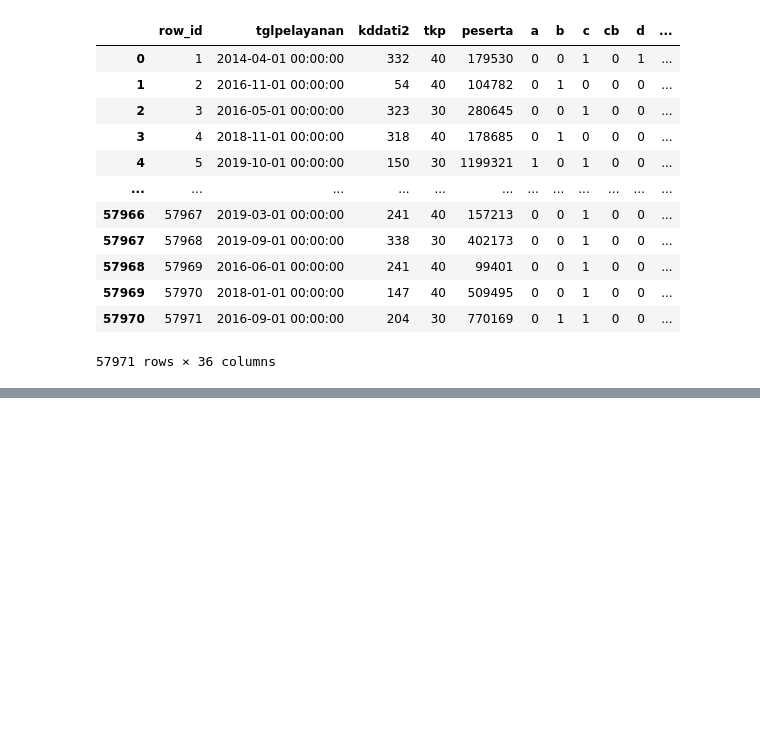
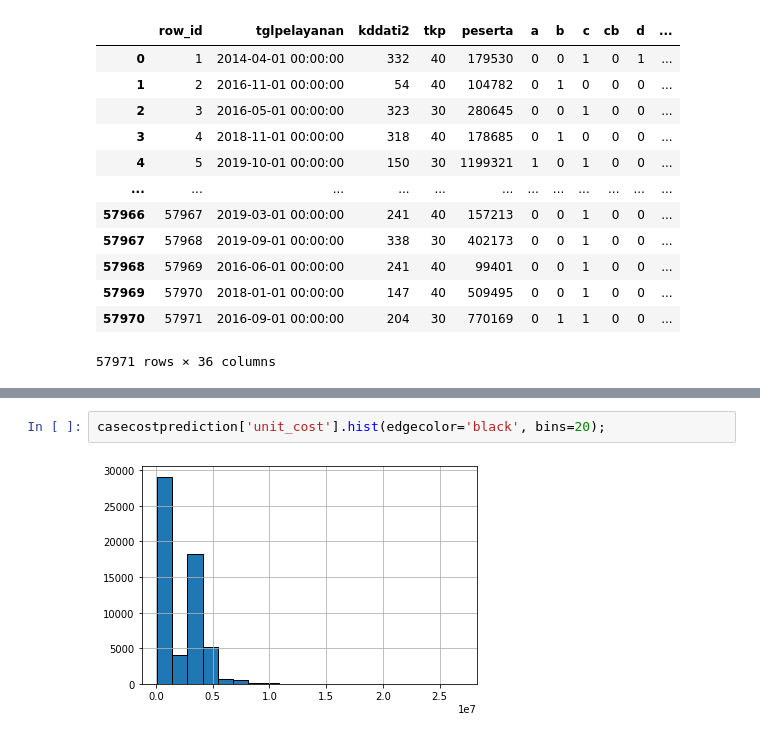
Before and after one commit to angelaafss/Proyek-DAMI-04-RegressionUsingRandomForest, a Jupyter notebook: Kelompok 4 DAMI.ipynb, the cells around one changed output, grey strips where cells are left out. Drawn from its saved outputs; the diff is of its cells as text; blank space fills up the shorter version.

```diff
--- a/Kelompok 4 DAMI.ipynb
+++ b/Kelompok 4 DAMI.ipynb
@@ -29,0 +120,4 @@ casecostprediction
+# %%
+casecostprediction['unit_cost'].hist(edgecolor='black', bins=20);
+# %% [output]
+[figure, added]
```
Also changed, not shown: parts of 15 cells of this notebook.
